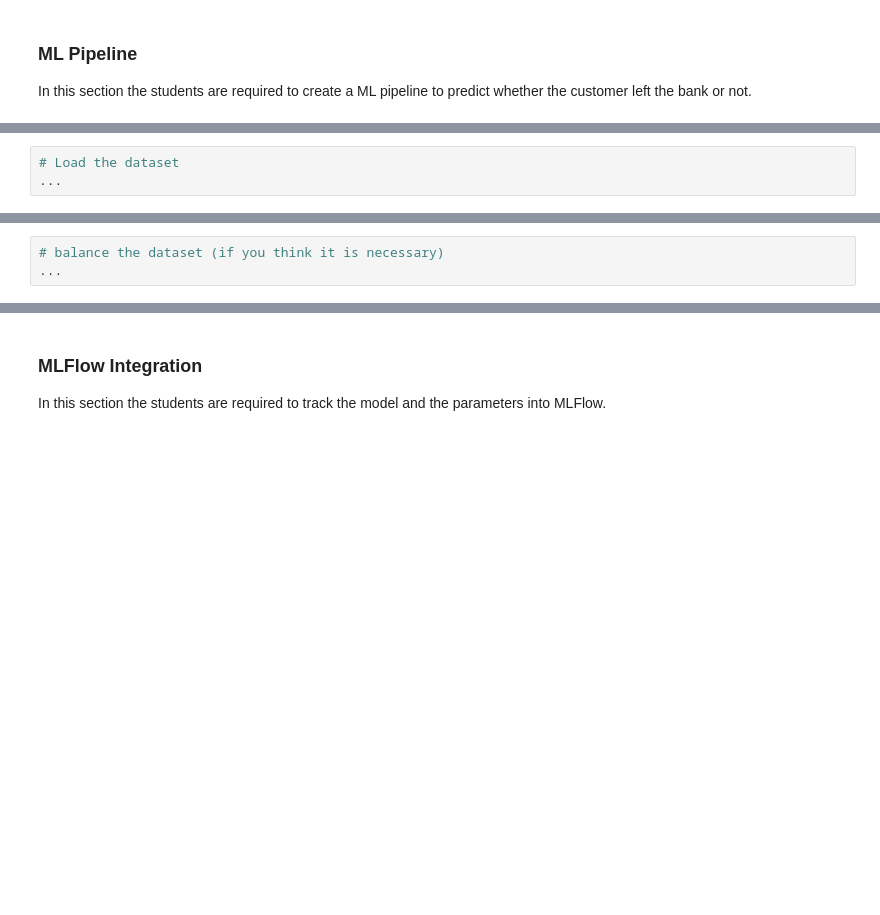
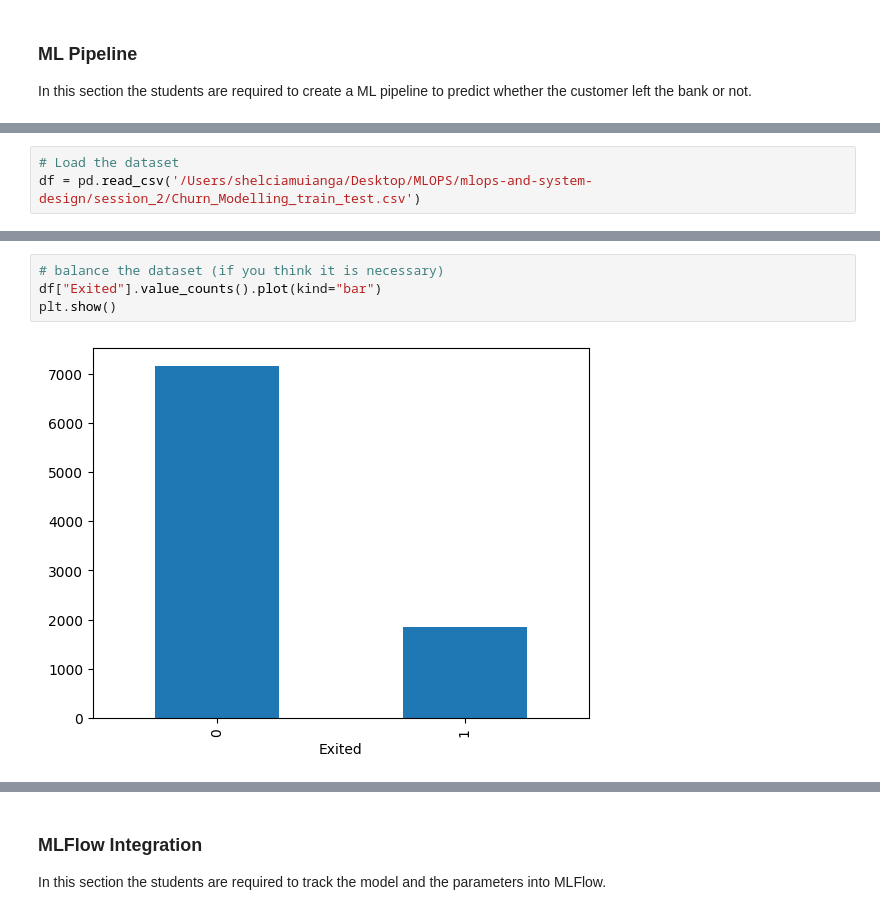
Before and after one commit to smuianga-at-eada/mlops-and-system-design, a Jupyter notebook: session_2/[exercise] machine-learning-pipeline.ipynb, the cells around one changed output, grey strips where cells are left out. Cells and saved outputs as stored; diff of their text form; blank space fills up the shorter version.

```diff
--- a/session_2/[exercise] machine-learning-pipeline.ipynb
+++ b/session_2/[exercise] machine-learning-pipeline.ipynb
@@ -57,5 +138,5 @@ import pandas as pd
 # %%
 # Load the dataset
-...
+df = pd.read_csv('/Users/shelciamuianga/Desktop/MLOPS/mlops-and-system-design/session_2/Churn_Modelling_train_test.csv')
 # %%
 # Preprocess the features - create a function or a class for it
@@ -64,5 +154,8 @@ def transform(df: pd.DataFrame) -> pd.DataFrame:
 # %%
 # balance the dataset (if you think it is necessary)
-...
+df["Exited"].value_counts().plot(kind="bar")
+plt.show()
+# %% [output]
+[figure, added]
 # %%
 # Train a decision tree model using the `train sample`
```
Also changed, not shown: parts of 16 cells of this notebook, 17 other files.
